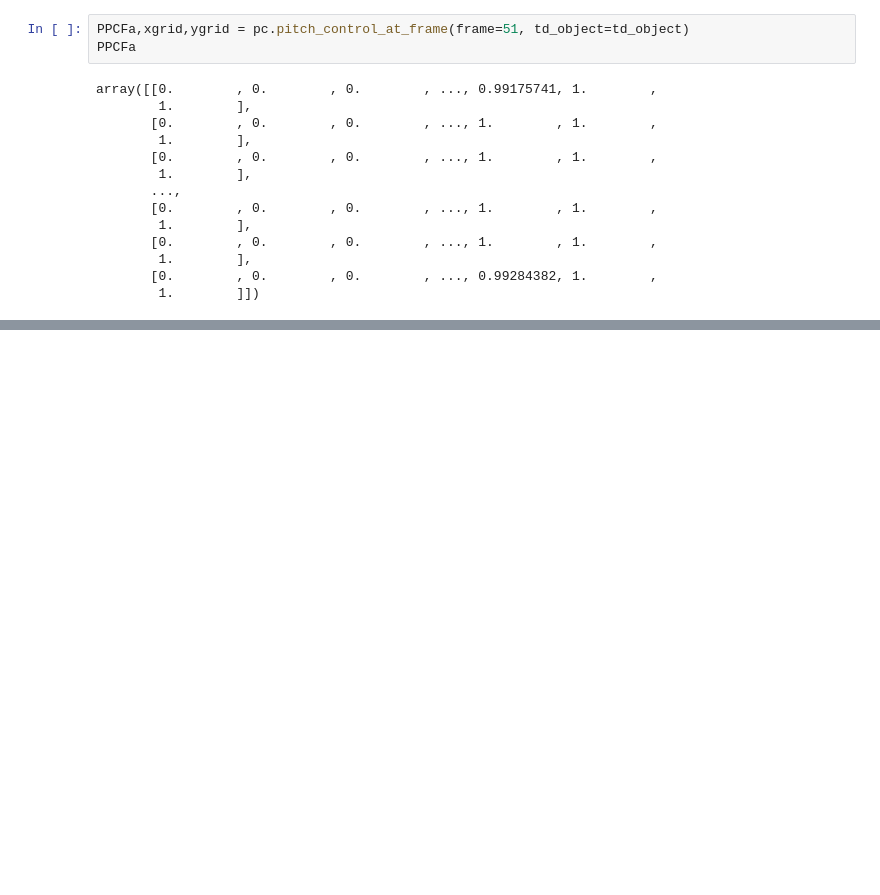
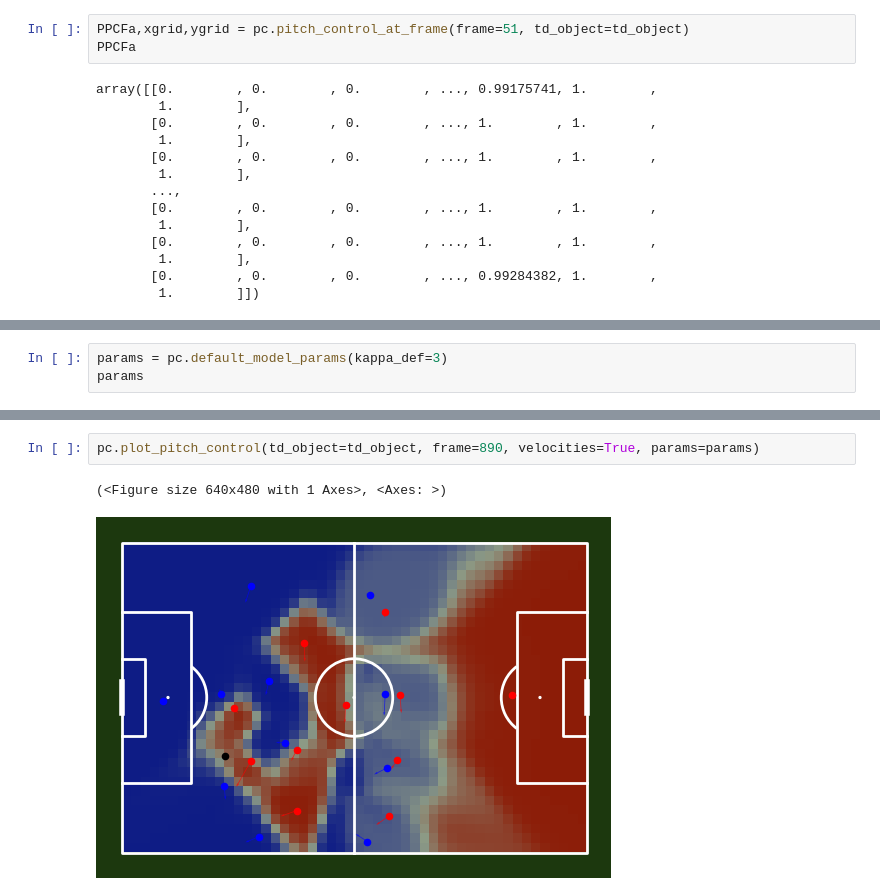
Before and after one commit to DavidB1999/My_Football_Analytics, a Jupyter notebook: Position_data/pitch_control_schmier.ipynb, the cells around one changed output, grey strips where cells are left out. Cells and saved outputs as stored; diff of their text form; blank space fills up the shorter version.

```diff
--- a/Position_data/pitch_control_schmier.ipynb
+++ b/Position_data/pitch_control_schmier.ipynb
@@ -303,0 +162,3 @@ pc.plot_pitch_control(td_object=td_object, frame=51)
+# %%
+params = pc.default_model_params(kappa_def=3)
+params
@@ -303,0 +180,5 @@ pc.plot_pitch_control(td_object=td_object, frame=51)
+# %%
+pc.plot_pitch_control(td_object=td_object, frame=890, velocities=True, params=params)
+# %% [output]
+(<Figure size 640x480 with 1 Axes>, <Axes: >)
+[figure, added]
```
Also changed, not shown: parts of 6 cells of this notebook, 2 other files.
